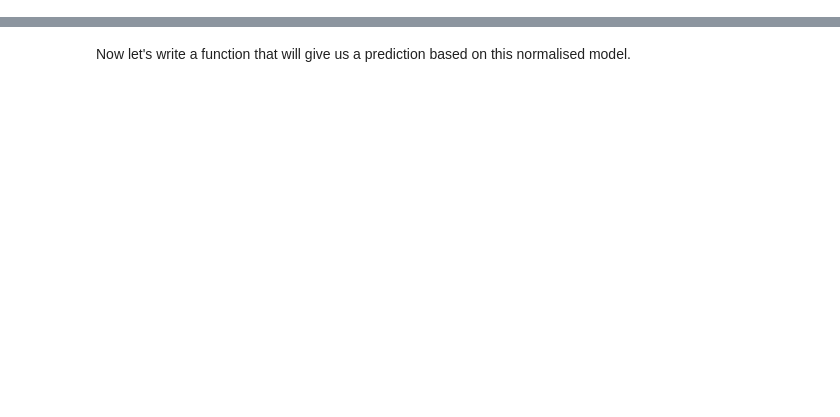
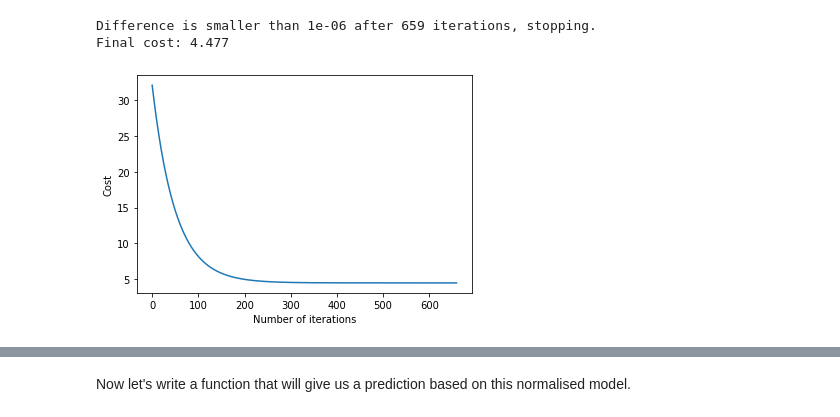
Before and after one commit to m-lyon/MachineLearningLearning, a Jupyter notebook: notebooks/Linear Regression.ipynb, the cells around one changed output, grey strips where cells are left out. Drawn from its saved outputs; the diff is of its cells as text; code cells hidden in the pictures; blank space fills up the shorter version.

```diff
--- a/notebooks/Linear Regression.ipynb
+++ b/notebooks/Linear Regression.ipynb
@@ -163,6 +0,0 @@ Now we can run Gradient Descent on the normalized features
-# %%
-alpha = 0.1
-n = 200
-
-J_vals, theta_vals = gradientDescent(X_norm, Y, alpha, n)
-plotCostFunction(J_vals)
@@ -170,0 +197,4 @@ plotCostFunction(J_vals)
+# %%
+# Set starting parameters
+alpha = 0.001
+J_vals, theta_vals = gradient_descent(X, Y, alpha)
@@ -170,0 +272,18 @@ plotCostFunction(J_vals)
+# %%
+def normalize_data(X):
+    '''Normalizes matrix dataset
+
+    Args:
+        X (np.matrix): (m,n) matrix containing dataset.
+
+    Returns:
+        X_norm (np.matrix): (m,n) matrix with normalized data, each feature n is normalized
+            independently.
+        mu (np.matrix): (1,n) matrix representing the mean value for each feature.
+        sigma (np.matrix): (1,n) matrix representing the standard deviation for each feature.
+    '''
+    mu = np.mean(X, axis=0)
+    sigma = np.std(X, axis=0)
+    X_norm = (X - mu) / sigma
+
+    return X_norm, mu, sigma
@@ -170,0 +295,19 @@ plotCostFunction(J_vals)
+# %%
+# Convert to x matrix form
+X = np.asmatrix(x)
+X = X.T
+
+# Normalize X
+X_norm, mu, sigma = normalize_data(X)
+X_norm = np.hstack((np.transpose(np.matrix(np.ones(len(X_norm)))), X_norm))
+
+# Run gradient descent
+alpha = 0.01
+J_vals, theta_vals = gradient_descent(X_norm, Y, alpha)
+
+# Plot cost function
+plot_cost_function(J_vals)
+# %% [output]
+Difference is smaller than 1e-06 after 659 iterations, stopping.
+Final cost: 4.477
+[figure, added]
```
Also changed, not shown: parts of 57 cells of this notebook, 2 other files.
